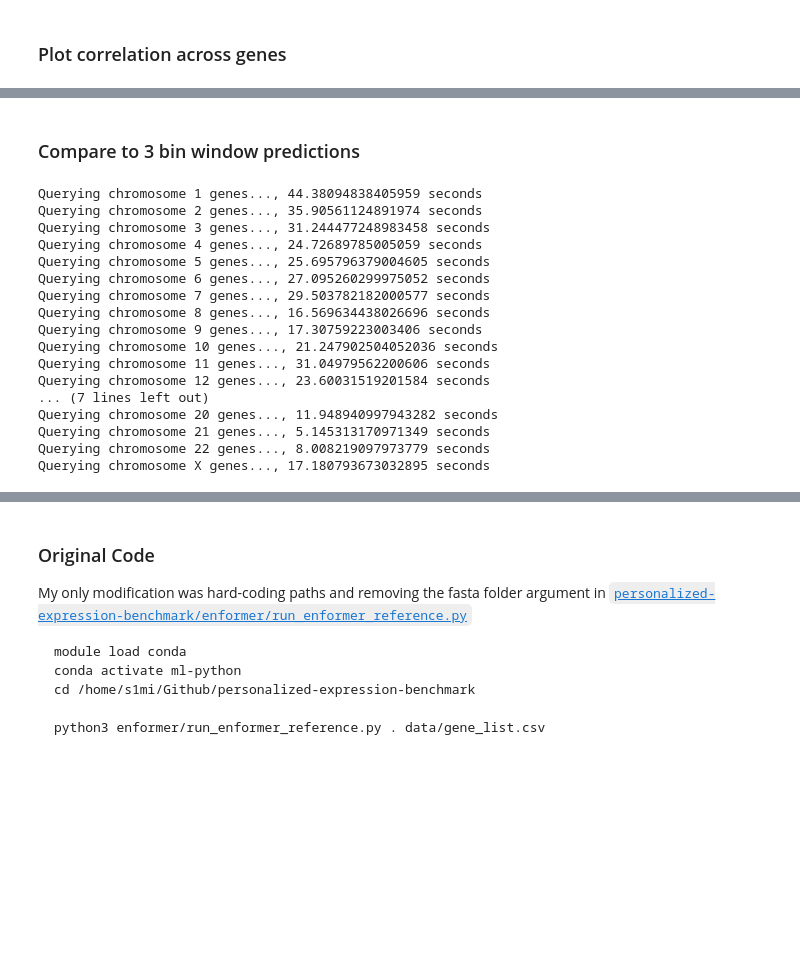
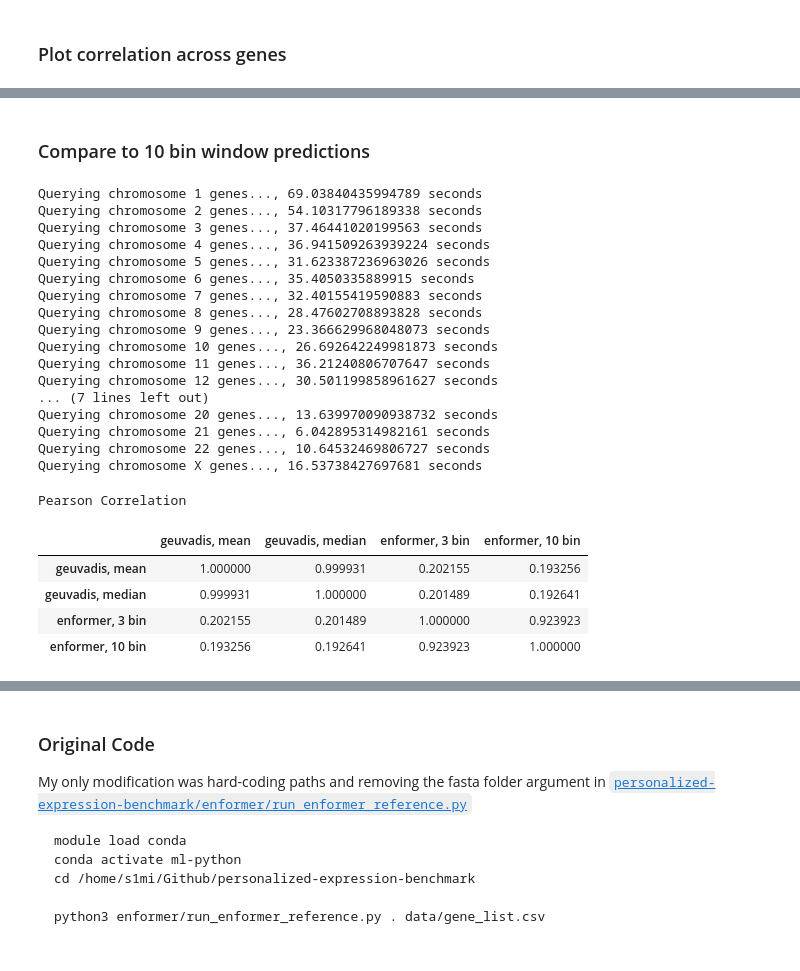
Before and after one commit to hakyimlab/sabrina-deep-learning-in-genomics, a Jupyter notebook: posts/2023-09-06-validating-Huang-et-al/index.ipynb, the cells around one changed output, grey strips where cells are left out. Saved outputs shown, nothing was run; the diff lists cells and outputs as text; code cells hidden in the pictures; blank space fills up the shorter version.

```diff
--- a/posts/2023-09-06-validating-Huang-et-al/index.ipynb
+++ b/posts/2023-09-06-validating-Huang-et-al/index.ipynb
@@ -130,5 +133,5 @@ Correlation across all hg38 genes: 0.19324818461902257
 # %% [markdown]
-### Compare to 3 bin window predictions
+### Compare to 10 bin window predictions
 # %%
 import time
 for chr in chr_list:
@@ -136,28 +139,28 @@ for chr in chr_list:
     gene_list = merged_dict[chr].index
     predictions = []
     for gene in gene_list:
-        bins = query_epigenome(chr, hg38_annot.loc[gene]['transcription_start_site'], num_bins=3, tracks=[5110])
+        bins = query_epigenome(chr, hg38_annot.loc[gene]['transcription_start_site'], n_bins=10, tracks=[5110])
         predictions.append(np.average(bins))
-    merged_dict[chr]["enformer, 3 bin"] = predictions
+    merged_dict[chr]["enformer, 10 bin"] = predictions
     toc = time.perf_counter()
     print("Querying chromosome", chr, "genes...,", toc - tic, "seconds")
 # %% [output]
-Querying chromosome 1 genes..., 44.38094838405959 seconds
-Querying chromosome 2 genes..., 35.90561124891974 seconds
-Querying chromosome 3 genes..., 31.244477248983458 seconds
-Querying chromosome 4 genes..., 24.72689785005059 seconds
-Querying chromosome 5 genes..., 25.695796379004605 seconds
-Querying chromosome 6 genes..., 27.095260299975052 seconds
-Querying chromosome 7 genes..., 29.503782182000577 seconds
-Querying chromosome 8 genes..., 16.569634438026696 seconds
-Querying chromosome 9 genes..., 17.30759223003406 seconds
-Querying chromosome 10 genes..., 21.247902504052036 seconds
-Querying chromosome 11 genes..., 31.04979562200606 seconds
-Querying chromosome 12 genes..., 23.60031519201584 seconds
+Querying chromosome 1 genes..., 69.03840435994789 seconds
+Querying chromosome 2 genes..., 54.10317796189338 seconds
+Querying chromosome 3 genes..., 37.46441020199563 seconds
+Querying chromosome 4 genes..., 36.941509263939224 seconds
+Querying chromosome 5 genes..., 31.623387236963026 seconds
+Querying chromosome 6 genes..., 35.4050335889915 seconds
+Querying chromosome 7 genes..., 32.40155419590883 seconds
+Querying chromosome 8 genes..., 28.47602708893828 seconds
+Querying chromosome 9 genes..., 23.366629968048073 seconds
+Querying chromosome 10 genes..., 26.692642249981873 seconds
+Querying chromosome 11 genes..., 36.21240806707647 seconds
+Querying chromosome 12 genes..., 30.501199858961627 seconds
 ... (7 lines left out)
-Querying chromosome 20 genes..., 11.948940997943282 seconds
-Querying chromosome 21 genes..., 5.145313170971349 seconds
-Querying chromosome 22 genes..., 8.008219097973779 seconds
-Querying chromosome X genes..., 17.180793673032895 seconds
+Querying chromosome 20 genes..., 13.639970090938732 seconds
+Querying chromosome 21 genes..., 6.042895314982161 seconds
+Querying chromosome 22 genes..., 10.64532469806727 seconds
+Querying chromosome X genes..., 16.53738427697681 seconds
 # %%
 all_genes = pd.concat(merged_dict.values())
@@ -166 +168,11 @@ all_genes.rename(columns={'enformer': 'enformer, 10 bin'}, inplace=True)
 all_genes.to_csv("/home/s1mi/enformer_rat_data/output/hg38_predicted_vs_observed_expression_GEUVADIS.csv")
+# %%
+print("Pearson Correlation")
+all_genes.corr(method = "pearson")
+# %% [output]
+Pearson Correlation
+|  | geuvadis, mean | geuvadis, median | enformer, 3 bin | enformer, 10 bin |
+| geuvadis, mean | 1.000000 | 0.999931 | 0.202155 | 0.193256 |
+| geuvadis, median | 0.999931 | 1.000000 | 0.201489 | 0.192641 |
+| enformer, 3 bin | 0.202155 | 0.201489 | 1.000000 | 0.923923 |
+| enformer, 10 bin | 0.193256 | 0.192641 | 0.923923 | 1.000000 |
```
Also changed, not shown: parts of 26 cells of this notebook.
